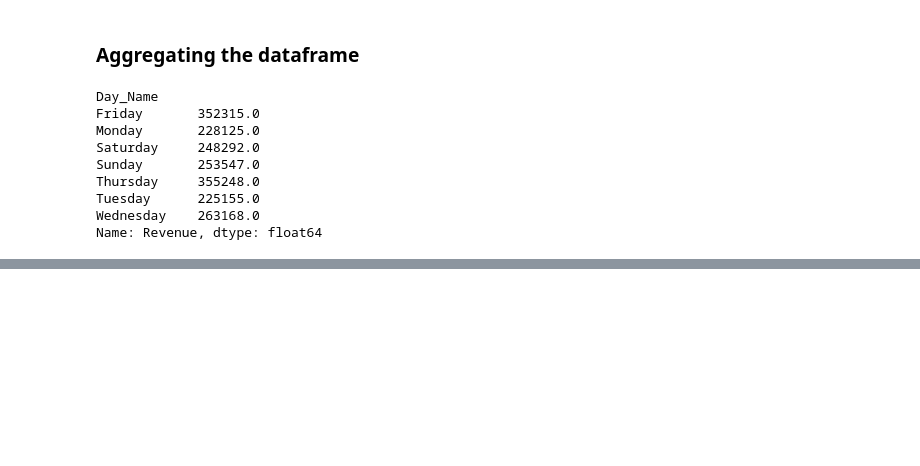
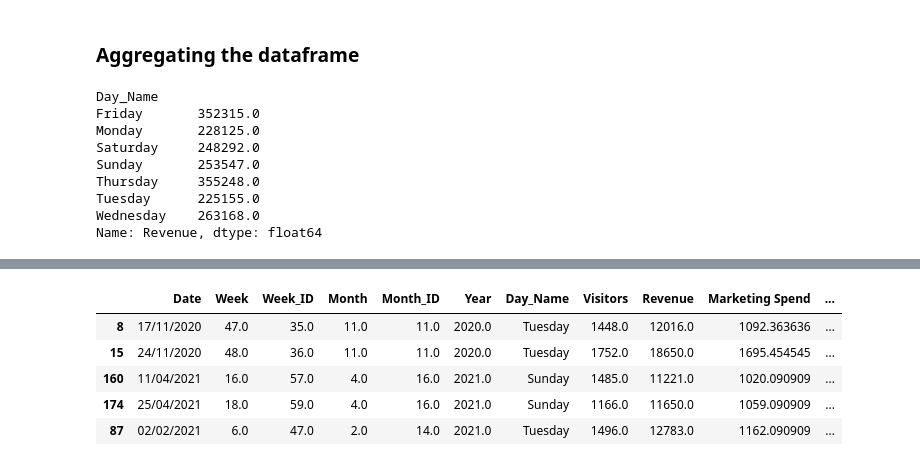
Before and after one commit to Donard20/Analyze-Data-with-Python-DICT, a Jupyter notebook: Data Analysis with Python/Code Resource for Learning this Module.ipynb, the cells around one changed output, grey strips where cells are left out. Drawn from its saved outputs; the diff is of its cells as text; code cells hidden in the pictures; blank space fills up the shorter version.

Commit message:
add code sort_values in rev per spend

```diff
--- a/Data Analysis with Python/Code Resource for Learning this Module.ipynb
+++ b/Data Analysis with Python/Code Resource for Learning this Module.ipynb
@@ -326,0 +328,12 @@ mdata.head()
+# %%
+#  sort values of Revenue per Spend with ascending order= false
+mdata = mdata.sort_values(by = 'Revenue per Spend', ascending = False)
+
+mdata.head()
+# %% [output]
+|  | Date | Week | Week_ID | Month | Month_ID | Year | Day_Name | Visitors | Revenue | Marketing Spend | ... |
+| 8 | 17/11/2020 | 47.0 | 35.0 | 11.0 | 11.0 | 2020.0 | Tuesday | 1448.0 | 12016.0 | 1092.363636 | ... |
+| 15 | 24/11/2020 | 48.0 | 36.0 | 11.0 | 11.0 | 2020.0 | Tuesday | 1752.0 | 18650.0 | 1695.454545 | ... |
+| 160 | 11/04/2021 | 16.0 | 57.0 | 4.0 | 16.0 | 2021.0 | Sunday | 1485.0 | 11221.0 | 1020.090909 | ... |
+| 174 | 25/04/2021 | 18.0 | 59.0 | 4.0 | 16.0 | 2021.0 | Sunday | 1166.0 | 11650.0 | 1059.090909 | ... |
+| 87 | 02/02/2021 | 6.0 | 47.0 | 2.0 | 14.0 | 2021.0 | Tuesday | 1496.0 | 12783.0 | 1162.090909 | ... |
```
Also changed, not shown: parts of 8 cells of this notebook.
